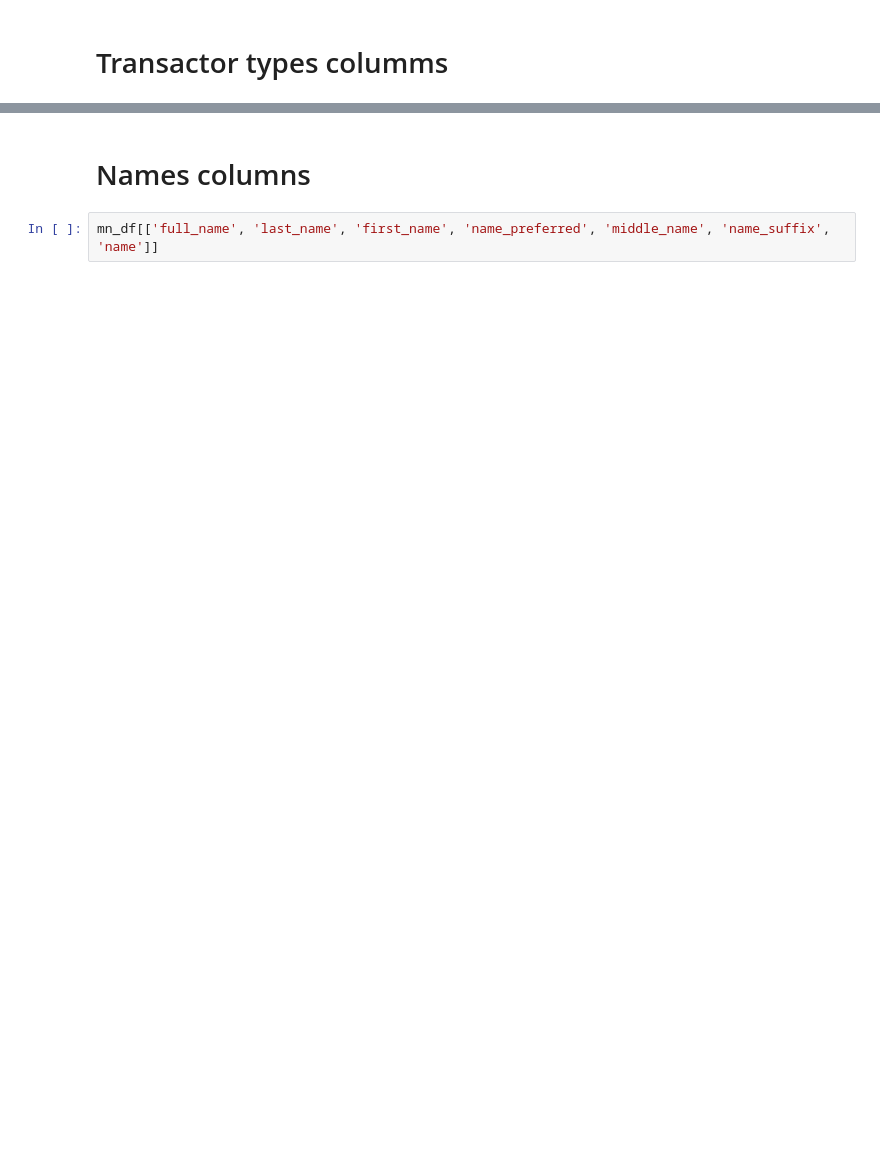
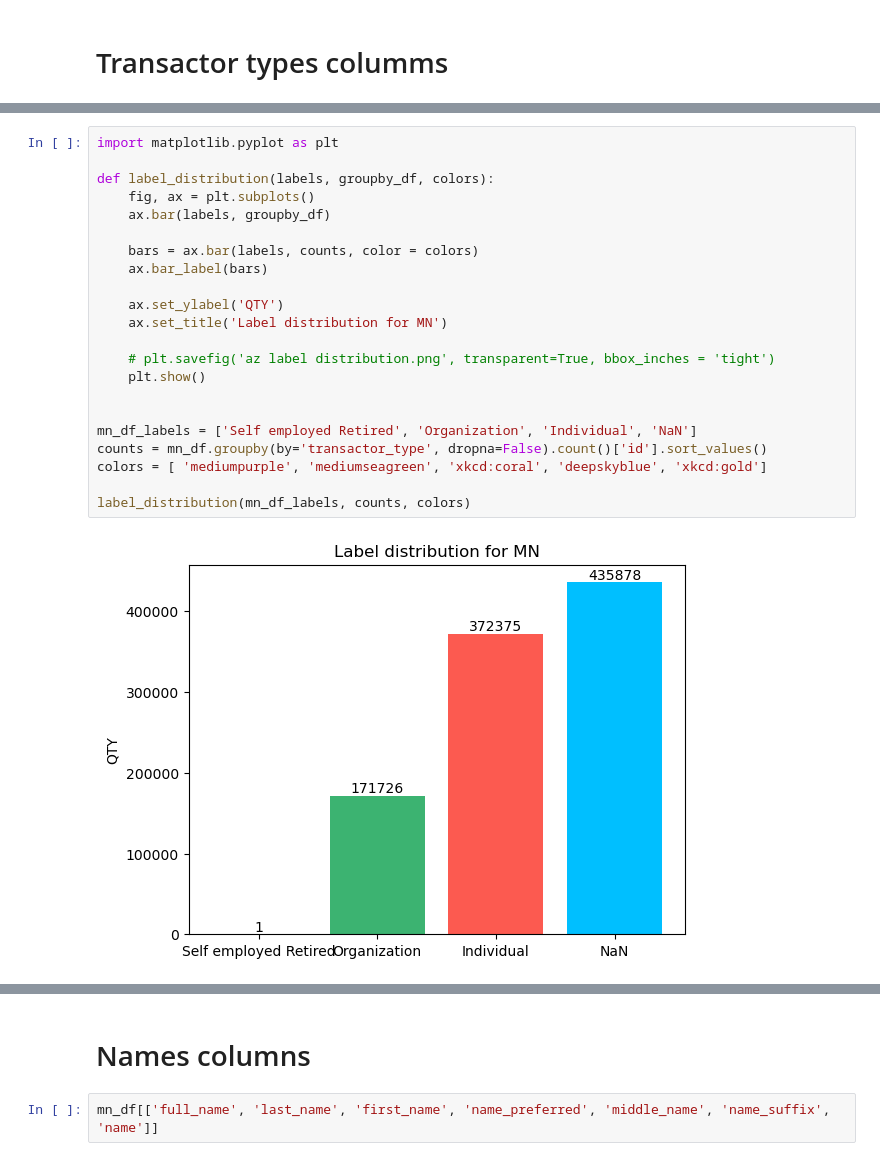
Before and after one commit to satadisha/ner_congressional_records, a Jupyter notebook: mn_cleaning.ipynb, the cells around one changed output, grey strips where cells are left out. Saved outputs shown, nothing was run; the diff lists cells and outputs as text; blank space fills up the shorter version.

```diff
--- a/mn_cleaning.ipynb
+++ b/mn_cleaning.ipynb
@@ -65,0 +65,24 @@ transactor type specific: [nan 'Individual' 'Candidate' 'Party' 'Committee' 'Lob
+# %%
+import matplotlib.pyplot as plt
+
+def label_distribution(labels, groupby_df, colors):
+    fig, ax = plt.subplots()
+    ax.bar(labels, groupby_df)
+
+    bars = ax.bar(labels, counts, color = colors)
+    ax.bar_label(bars)
+
+    ax.set_ylabel('QTY')
+    ax.set_title('Label distribution for MN')
+
+    # plt.savefig('az label distribution.png', transparent=True, bbox_inches = 'tight')
+    plt.show()
+
+
+mn_df_labels = ['Self employed Retired', 'Organization', 'Individual', 'NaN']
+counts = mn_df.groupby(by='transactor_type', dropna=False).count()['id'].sort_values()
+colors = [ 'mediumpurple', 'mediumseagreen', 'xkcd:coral', 'deepskyblue', 'xkcd:gold']
+
+label_distribution(mn_df_labels, counts, colors)
+# %% [output]
+[figure, added]
```
Also changed, not shown: parts of 38 cells of this notebook.
